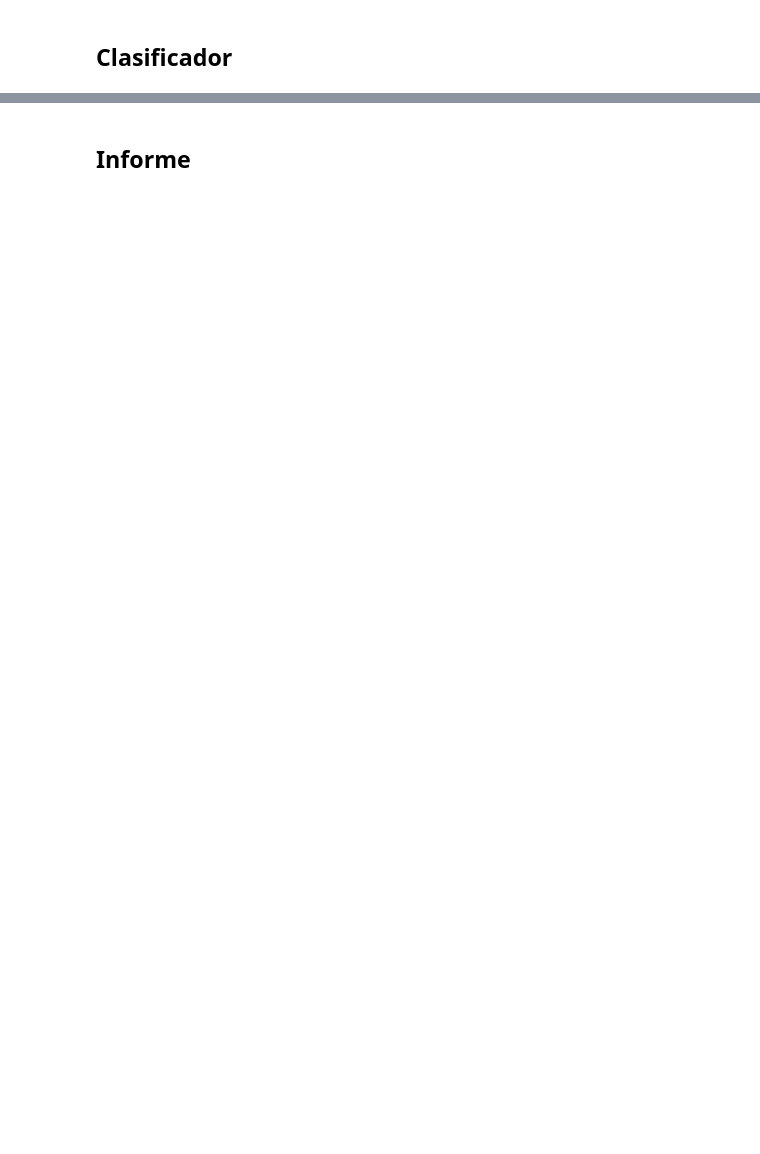
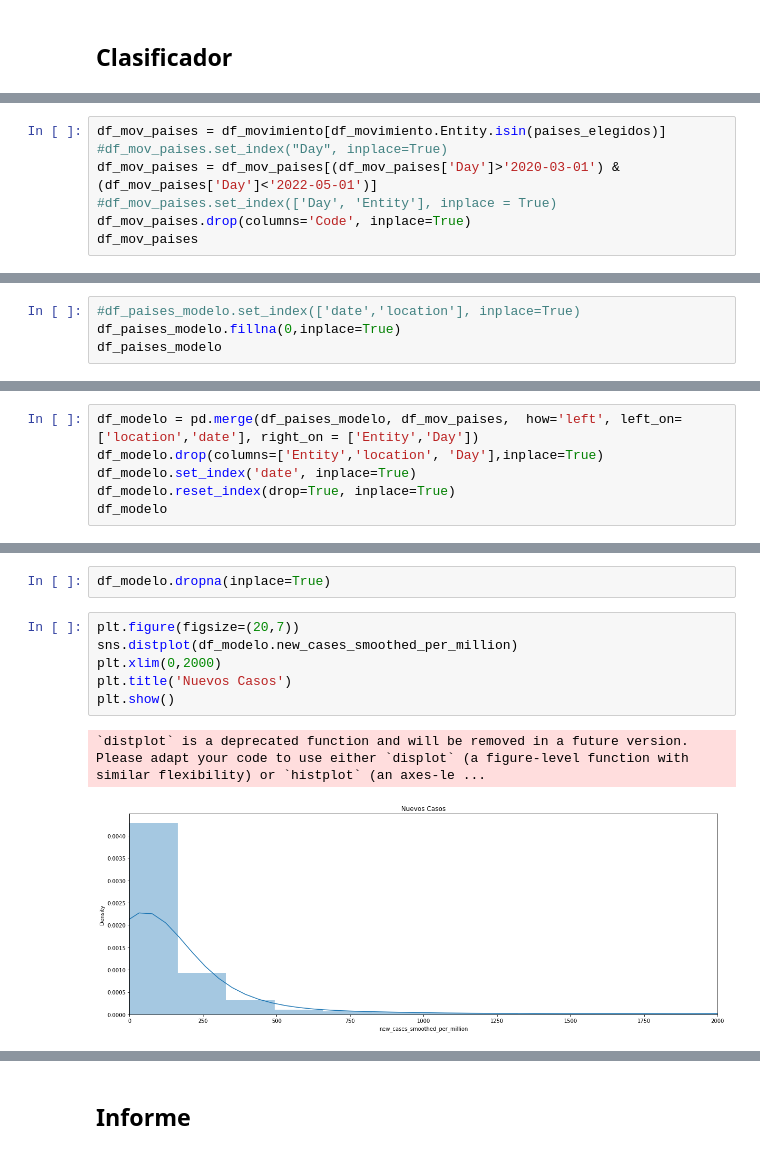
Before and after one commit to NachoRam123/Sprint-4, a Jupyter notebook: proyecto_4.ipynb, the cells around one changed output, grey strips where cells are left out. Drawn from its saved outputs; the diff is of its cells as text; blank space fills up the shorter version.

```diff
--- a/proyecto_4.ipynb
+++ b/proyecto_4.ipynb
@@ -491,0 +537,7 @@ df_paises_modelo
+# %%
+df_mov_paises = df_movimiento[df_movimiento.Entity.isin(paises_elegidos)]
+#df_mov_paises.set_index("Day", inplace=True)
+df_mov_paises = df_mov_paises[(df_mov_paises['Day']>'2020-03-01') & (df_mov_paises['Day']<'2022-05-01')]
+#df_mov_paises.set_index(['Day', 'Entity'], inplace = True)
+df_mov_paises.drop(columns='Code', inplace=True)
+df_mov_paises
@@ -491,0 +558,4 @@ df_paises_modelo
+# %%
+#df_paises_modelo.set_index(['date','location'], inplace=True)
+df_paises_modelo.fillna(0,inplace=True)
+df_paises_modelo
@@ -491,0 +576,6 @@ df_paises_modelo
+# %%
+df_modelo = pd.merge(df_paises_modelo, df_mov_paises,  how='left', left_on=['location','date'], right_on = ['Entity','Day'])
+df_modelo.drop(columns=['Entity','location', 'Day'],inplace=True)
+df_modelo.set_index('date', inplace=True)
+df_modelo.reset_index(drop=True, inplace=True)
+df_modelo
@@ -491,0 +604,11 @@ df_paises_modelo
+# %%
+df_modelo.dropna(inplace=True)
+# %%
+plt.figure(figsize=(20,7))
+sns.distplot(df_modelo.new_cases_smoothed_per_million)
+plt.xlim(0,2000)
+plt.title('Nuevos Casos')
+plt.show()
+# %% [output]
+`distplot` is a deprecated function and will be removed in a future version. Please adapt your code to use either `displot` (a figure-level function with similar flexibility) or `histplot` (an axes-le ...
+[figure, added]
```
Also changed, not shown: parts of 32 cells of this notebook.
